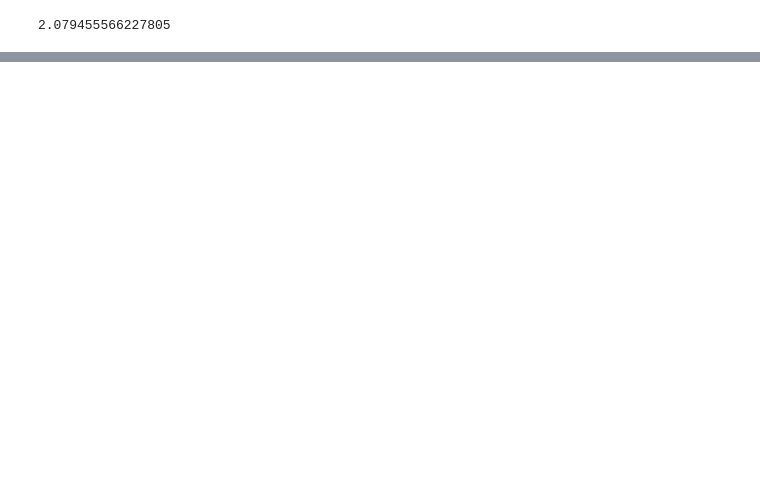
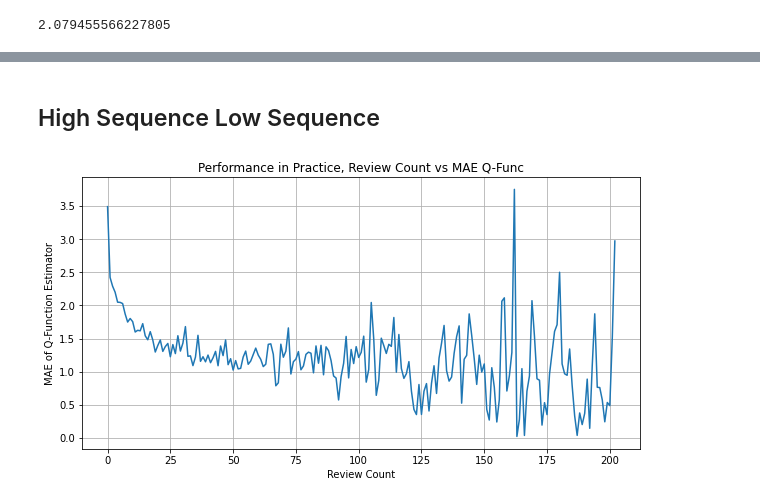
Before and after one commit to iChauster/bandits-project, a Jupyter notebook: recproj.ipynb, the cells around one changed output, grey strips where cells are left out. Drawn from its saved outputs; the diff is of its cells as text; code cells hidden in the pictures; blank space fills up the shorter version.

Commit message:
finalize project

```diff
--- a/recproj.ipynb
+++ b/recproj.ipynb
@@ -348,0 +483,2 @@ np.sum(np.abs(a - np.mean(a))) / a.shape[0]
+# %% [markdown]
+## High Sequence Low Sequence
@@ -348,0 +499,47 @@ np.sum(np.abs(a - np.mean(a))) / a.shape[0]
+# %%
+user_keys = list(review_map.keys())
+# %%
+keys = np.random.choice(user_keys, 5000)
+# %%
+from collections import defaultdict
+
+err_map = defaultdict(list)
+for user in keys:
+    new_user_sim = create_user()
+    u_embedding = np.zeros(3 + enc.transform([[""] * 5]).shape[1])
+    reviews = review_map[user]
+    for i, review in enumerate(reviews):
+        time, reward, action_taken = review
+        business_embedding = get_event_embedding(action_taken, enc)
+        bn = np.linalg.norm(business_embedding, ord = 2)
+        un = np.linalg.norm(u_embedding, ord = 2)
+        inp = None
+        if bn == 0 or un == 0:
+            inp = np.concatenate((new_user_sim, business_embedding, [0]))
+        else:
+            inp = np.concatenate((new_user_sim, business_embedding, [u_embedding.dot(business_embedding) / (un * bn)]))
+        err = np.abs(treeReg5.predict([inp]) - true_q_func(reviews[i:]))
+        err_map[i].append(err)
+
+        # next step
+        process_embedding(u_embedding, business_embedding, reward, i)
+        process_event(new_user_sim, reward, i)
+# %%
+final_err_map = {}
+for key, value in err_map.items():
+    final_err_map[key] = np.mean(value)
+# %%
+x, y = [], []
+for key, value in final_err_map.items():
+    x.append(int(key))
+    y.append(value)
+
+fig, ax = plt.subplots(figsize=(10,5))
+ax.plot(x,y)
+ax.set_title("Performance in Practice, Review Count vs MAE Q-Func")
+ax.set_ylabel("MAE of Q-Function Estimator")
+ax.set_xlabel("Review Count")
+ax.grid(True)
+fig.show()
+# %% [output]
+[figure, added]
```
Also changed, not shown: parts of 57 cells of this notebook.
